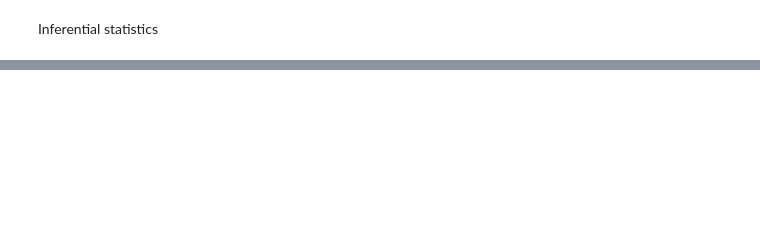
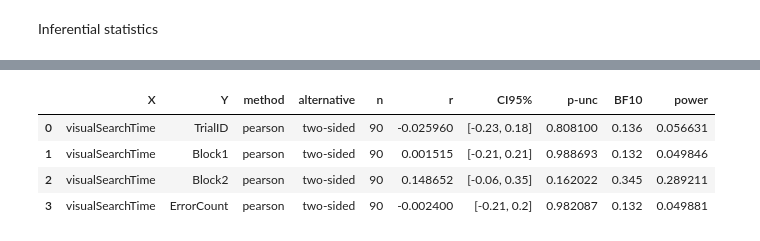
Before and after one commit to Compaagnie/ExperimentalDesign, a Jupyter notebook: Statistical_Analisys.ipynb, the cells around one changed output, grey strips where cells are left out. Saved outputs shown, nothing was run; the diff lists cells and outputs as text; code cells hidden in the pictures; blank space fills up the shorter version.

```diff
--- a/Statistical_Analisys.ipynb
+++ b/Statistical_Analisys.ipynb
@@ -199,0 +208,9 @@ correlation_table
+# %%
+correlation_table1 = pg.pairwise_corr(motionData, columns=['OC','visualSearchTime'])
+correlation_table1
+# %% [output]
+|  | X | Y | method | alternative | n | r | CI95% | p-unc | BF10 | power |
+| 0 | visualSearchTime | TrialID | pearson | two-sided | 90 | -0.025960 | [-0.23, 0.18] | 0.808100 | 0.136 | 0.056631 |
+| 1 | visualSearchTime | Block1 | pearson | two-sided | 90 | 0.001515 | [-0.21, 0.21] | 0.988693 | 0.132 | 0.049846 |
+| 2 | visualSearchTime | Block2 | pearson | two-sided | 90 | 0.148652 | [-0.06, 0.35] | 0.162022 | 0.345 | 0.289211 |
+| 3 | visualSearchTime | ErrorCount | pearson | two-sided | 90 | -0.002400 | [-0.21, 0.2] | 0.982087 | 0.132 | 0.049881 |
```
Also changed, not shown: parts of 7 cells of this notebook.
